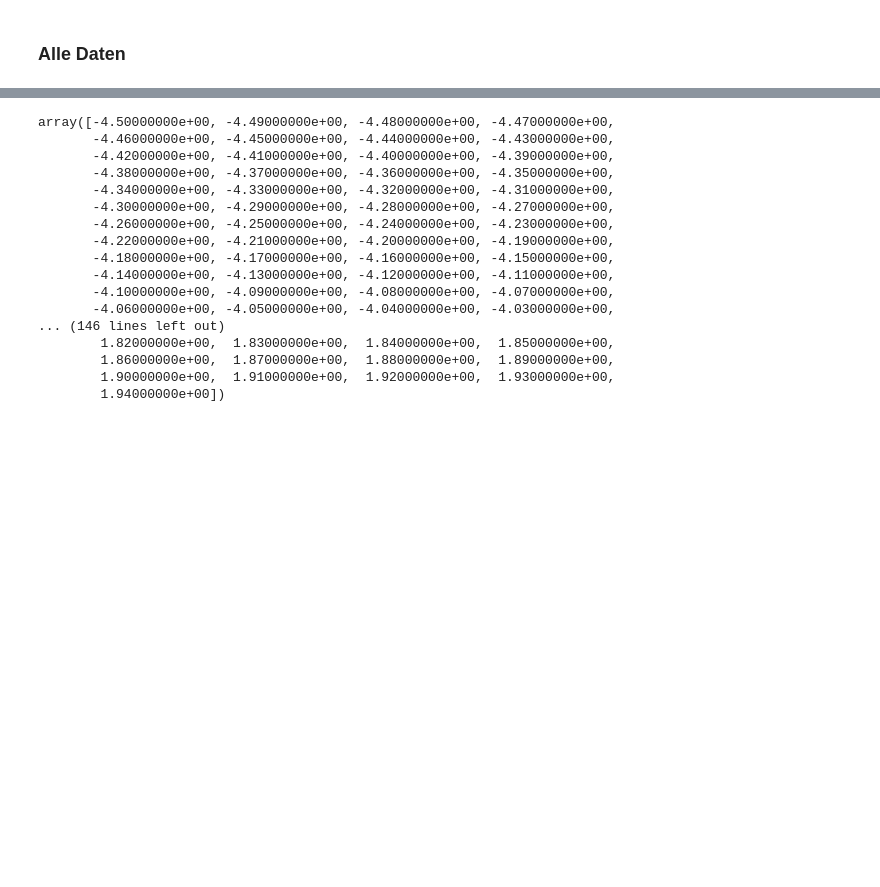
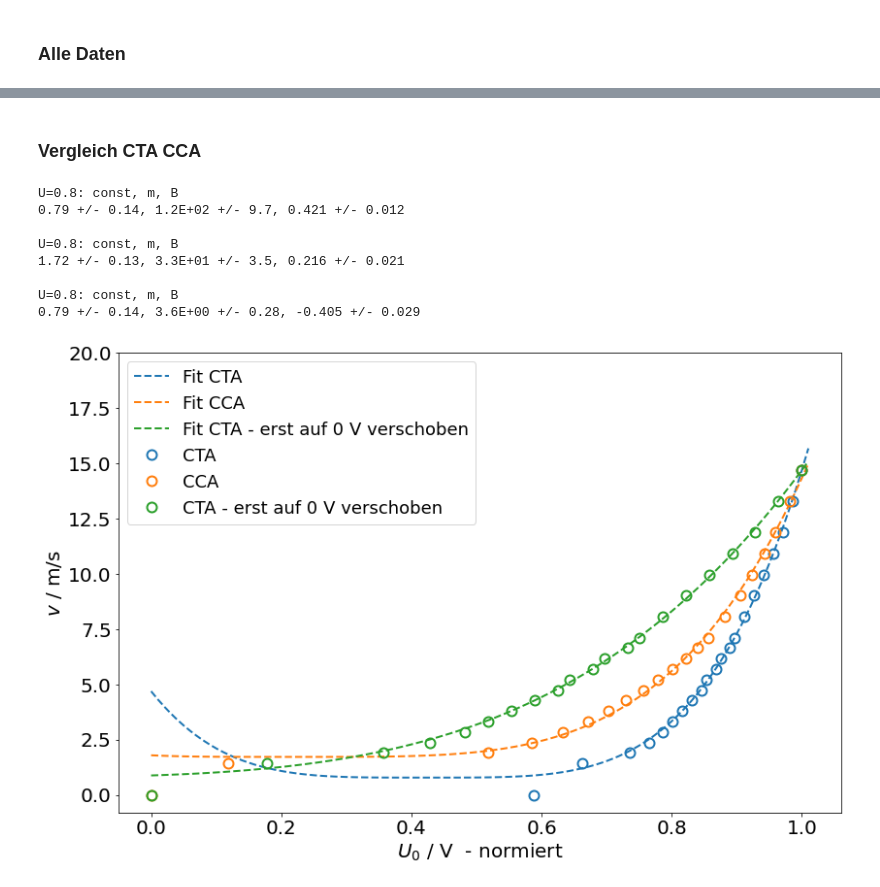
Before and after one commit to T1mors/FPR, a Jupyter notebook: 2 Hitzdraht/3_3_Fahrrad.ipynb, the cells around one changed output, grey strips where cells are left out. Cells and saved outputs as stored; diff of their text form; code cells hidden in the pictures; blank space fills up the shorter version.

```diff
--- a/2 Hitzdraht/3_3_Fahrrad.ipynb
+++ b/2 Hitzdraht/3_3_Fahrrad.ipynb
@@ -265,23 +291,56 @@ with codecs.open("Tabellen/Fahrrad_CTA_CCA.txt", "wb", "utf-8") as file:
 \bottomrule
 \end{tabular}
 \end{table}
-# %%
-U_total
-# %% [output]
-array([-4.50000000e+00, -4.49000000e+00, -4.48000000e+00, -4.47000000e+00,
-       -4.46000000e+00, -4.45000000e+00, -4.44000000e+00, -4.43000000e+00,
-       -4.42000000e+00, -4.41000000e+00, -4.40000000e+00, -4.39000000e+00,
-       -4.38000000e+00, -4.37000000e+00, -4.36000000e+00, -4.35000000e+00,
-       -4.34000000e+00, -4.33000000e+00, -4.32000000e+00, -4.31000000e+00,
-       -4.30000000e+00, -4.29000000e+00, -4.28000000e+00, -4.27000000e+00,
-       -4.26000000e+00, -4.25000000e+00, -4.24000000e+00, -4.23000000e+00,
-       -4.22000000e+00, -4.21000000e+00, -4.20000000e+00, -4.19000000e+00,
-       -4.18000000e+00, -4.17000000e+00, -4.16000000e+00, -4.15000000e+00,
-       -4.14000000e+00, -4.13000000e+00, -4.12000000e+00, -4.11000000e+00,
-       -4.10000000e+00, -4.09000000e+00, -4.08000000e+00, -4.07000000e+00,
-       -4.06000000e+00, -4.05000000e+00, -4.04000000e+00, -4.03000000e+00,
-... (146 lines left out)
-        1.82000000e+00,  1.83000000e+00,  1.84000000e+00,  1.85000000e+00,
-        1.86000000e+00,  1.87000000e+00,  1.88000000e+00,  1.89000000e+00,
-        1.90000000e+00,  1.91000000e+00,  1.92000000e+00,  1.93000000e+00,
-        1.94000000e+00])
+# %% [markdown]
+### Vergleich CTA CCA
+# %%
+# Wichtig was man nimmt: _m sind die auf "0" verschobenen/moved Daten
+U_0_0_8_norm_m = U_0_0_8_m/np.max(U_0_0_8_m)
+U_0_0_8_norm = U_0_0_8/np.max(U_0_0_8)
+
+# U_0_0_8_norm = (U_0_0_8-U_0_0_8[0])/np.max(U_0_0_8-U_0_0_8[0])
+
+U_B_norm = (U_B-U_B[0])/np.max(U_B-U_B[0])
+# U_B_norm = -U_B/(-np.max(U_0_12))
+# U_B_norm = (U_B)/np.max(U_B)
+# U_B_norm = (U_B+10)/np.max(U_B+10)
+# U_B_norm = np.abs(U_B)/np.max(np.abs(U_B))
+
+U_total = np.arange(0, 1.02, 0.01)
+
+fig, ax = plt.subplots(1,1,figsize=(12,8))
+const_vec, m_vec, B_vec = [], [], []
+delta_const_vec, delta_m_vec, delta_B_vec = [], [], []
+
+for i, (data, modus) in enumerate(zip([U_0_0_8_norm, U_B_norm, U_0_0_8_norm_m], ["CTA", "CCA", "CTA - erst auf 0 V verschoben",])):
+    ax.errorbar(data, v[0:len(data)], zorder=3, label =f"{modus}", c=f"C{i}", fmt="o", ecolor="C3", elinewidth=4, capsize=6, fillstyle="none", markeredgewidth=2)
+
+    guess = [0, 1, 0]
+    parameters, covariance = curve_fit(Kings_Law, data[1:], v[1:len(data)], p0=guess)
+    std_error = np.sqrt(np.diag(covariance))
+    fit_y = Kings_Law(U_total, *parameters)
+
+    print(f"\nU={VOLT}: const, m, B")
+    ((const, m, B), (delta_const, delta_m, delta_B)) = rtr(parameters, std_error, 2)
+    print(f"{const} +/- {delta_const}, {m:.1E} +/- {delta_m}, {B} +/- {delta_B}")
+    const_vec.append(const), m_vec.append(f"{m:.1E}"), B_vec.append(B), delta_const_vec.append(delta_const), delta_m_vec.append(f"{delta_m:.1E}"), delta_B_vec.append(delta_B)
+
+    label=f"Fit {modus}"
+    # label=f"$v(U_0)=({{{const}}} \\frac{{m}}{{s}} + {{{m:.1E}}})\ \\cdot (U_0 - {{{B}}} V) \\frac{{m}}{{sV^4}}$"
+    ax.plot(U_total, fit_y, ls = "--", c=f"C{i}", label=label, zorder=2)
+ax.set_ylabel("$v$ / m/s")
+ax.set_xlabel("$U_0$ / V  - normiert")
+ax.set_ylim(top=20)
+ax.legend()#
+plt.tight_layout()
+plt.savefig("Abb/Fahrrad_3_2_CTA_CCA_Vergleich.png")
+# %% [output]
+U=0.8: const, m, B
+0.79 +/- 0.14, 1.2E+02 +/- 9.7, 0.421 +/- 0.012
+
+U=0.8: const, m, B
+1.72 +/- 0.13, 3.3E+01 +/- 3.5, 0.216 +/- 0.021
+
+U=0.8: const, m, B
+0.79 +/- 0.14, 3.6E+00 +/- 0.28, -0.405 +/- 0.029
+[figure, added]
```
Also changed, not shown: parts of 16 cells of this notebook, 23 other files.
